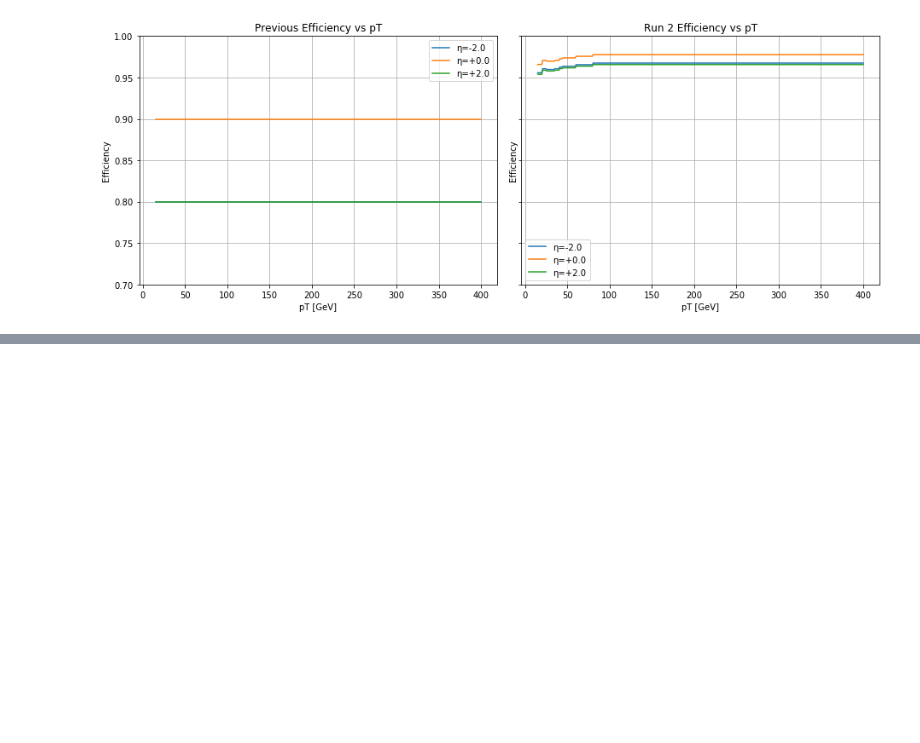
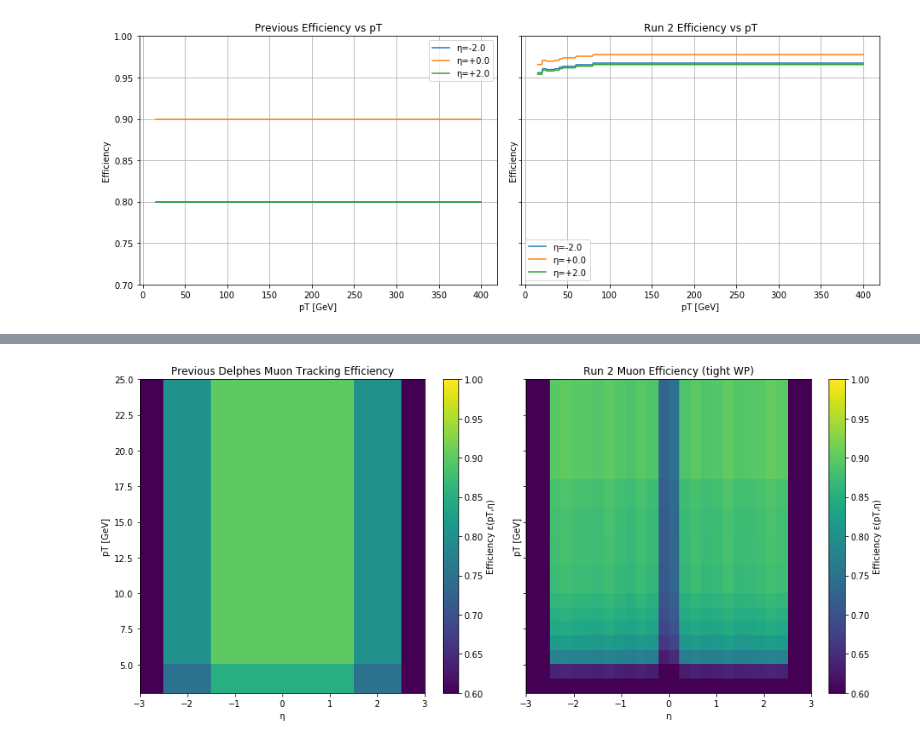
Before and after one commit to delphes/delphes, a Jupyter notebook: cards/update_ATLAS/parameter_fits.ipynb, the cells around one changed output, grey strips where cells are left out. Drawn from its saved outputs; the diff is of its cells as text; code cells hidden in the pictures; blank space fills up the shorter version.

```diff
--- a/cards/update_ATLAS/parameter_fits.ipynb
+++ b/cards/update_ATLAS/parameter_fits.ipynb
@@ -307,0 +389,83 @@ plt.show()
+# %%
+# === Helper functions ===
+def eff_from_dict(info, var, value):
+    for eff, (vmin, vmax) in info[var]:
+        if vmin <= value < vmax:
+            return eff
+    # for pT > 20 keep last
+    if var == "pt" and value >= info[var][-1][1][1]:
+        return info[var][-1][0]
+    return 0.0
+
+def run2_eff(pt, eta, wp="tight"):
+    d = mu_track_info[wp]
+    e_pt = eff_from_dict(d, "pt", pt)
+    e_eta = eff_from_dict(d, "eta", eta)
+    return e_pt * e_eta
+
+def old_eff(pt, eta):
+    if pt <= 0.5:
+        return 0.0
+    elif abs(eta) <= 1.5:
+        if pt <= 5.0:
+            return 0.85
+        else:
+            return 0.90
+    elif abs(eta) <= 2.5:
+        if pt <= 5.0:
+            return 0.75
+        else:
+            return 0.80
+    else:
+        return 0.0
+
+# === Build grid ===
+etas = np.linspace(-3, 3, 300)
+pts = np.linspace(3, 25, 300)
+E, P = np.meshgrid(etas, pts)
+v_old = np.vectorize(old_eff)
+v_run2 = np.vectorize(run2_eff)
+
+# === Plot 2D maps for tight WP ===
+for qual in quality:
+
+    Z_tight = v_run2(P, E, qual)
+    Z_old = v_old(P, E)
+
+    fig, ax = plt.subplots(1, 2, figsize=(13,6), sharex=True, sharey=True)
+    im0 = ax[0].pcolormesh(E, P, Z_old, shading='auto', cmap='viridis', vmin=0.6, vmax=1.0)
+    im1 = ax[1].pcolormesh(E, P, Z_tight, shading='auto', cmap='viridis', vmin=0.6, vmax=1.0)
+    plt.colorbar(im0, ax=ax[0], label='Efficiency ε(pT,η)')
+    plt.colorbar(im1, ax=ax[1], label='Efficiency ε(pT,η)')
+    ax[0].set_title('Previous Delphes Muon Tracking Efficiency')
+    ax[1].set_title(f'Run 2 Muon Efficiency ({qual} WP)')
+    for a in ax:
+        a.set_xlabel('η')
+        a.set_ylabel('pT [GeV]')
+    plt.tight_layout()
+    plt.show()
+
+    # === 1D projections ===
+    plt.figure(figsize=(7,5))
+    for pt in [4, 8, 15, 20]:
+        plt.plot(etas, v_run2(pt, etas, qual), label=f"{qual}, pT={pt:.0f}")
+        plt.plot(etas, v_old(pt, etas), '--', label=f"Old, pT={pt:.0f}")
+    plt.xlabel('η')
+    plt.ylabel('Efficiency')
+    plt.title('Muon tracking efficiency vs η (Run 2 vs old)')
+    plt.grid(True)
+    plt.legend()
+    plt.show()
+
+    plt.figure(figsize=(7,5))
+    for eta in [0.0, 1.0, 2.0]:
+        plt.plot(pts, v_run2(pts, eta, qual), label=f"{qual}, η={eta:+.1f}")
+        plt.plot(pts, v_old(pts, eta), '--', label=f"Old, η={eta:+.1f}")
+    plt.xlabel('pT [GeV]')
+    plt.ylabel('Efficiency')
+    plt.title('Muon tracking efficiency vs pT (Run 2 vs old)')
+    plt.grid(True)
+    plt.legend()
+    plt.show()
+# %% [output]
+[figure, added]
```
Also changed, not shown: parts of 6 cells of this notebook, 9 other files.
